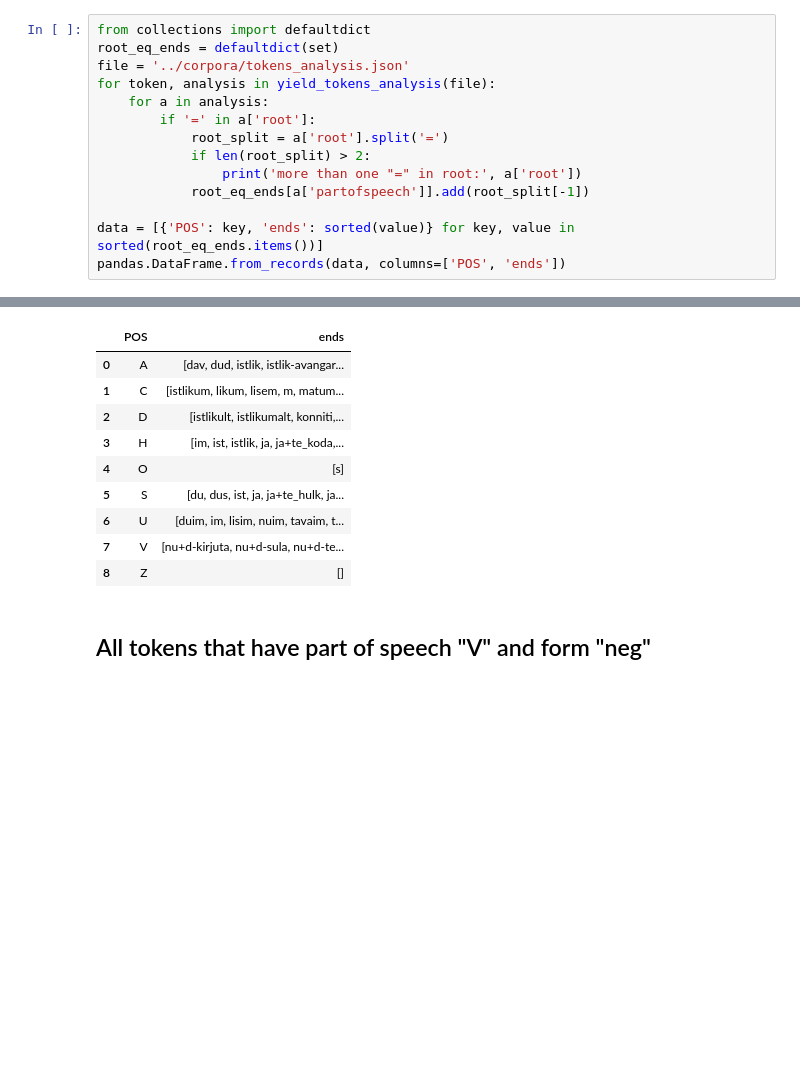
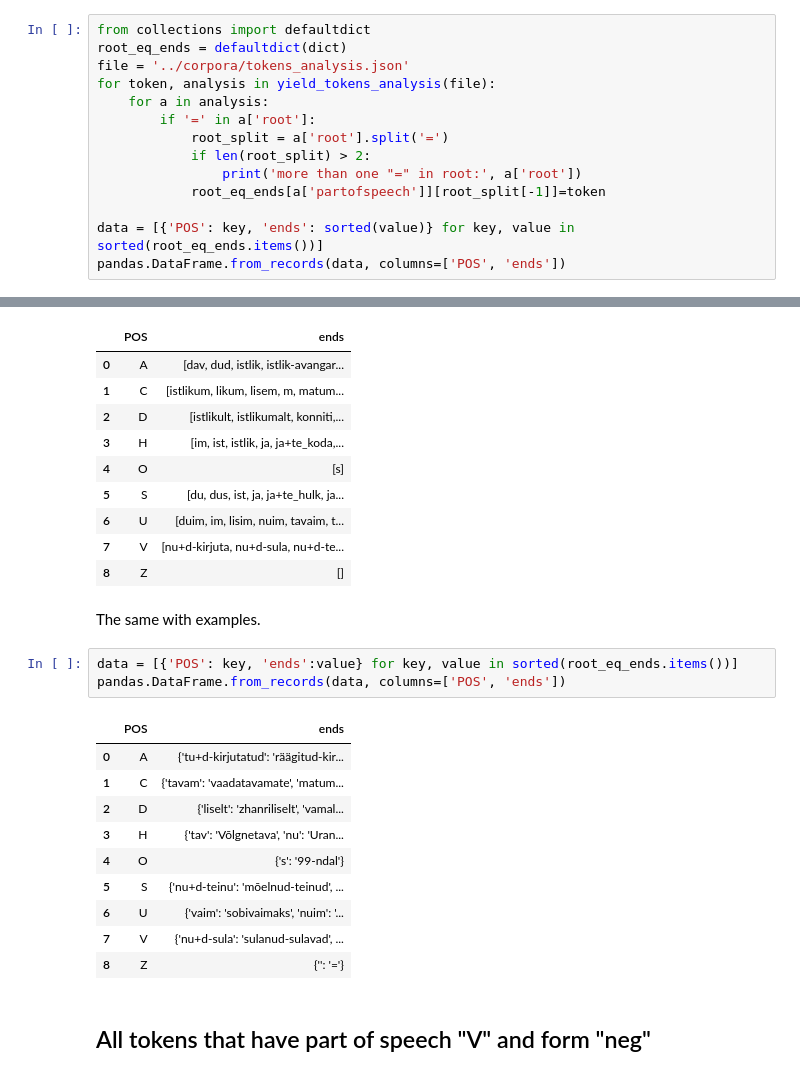
Before and after one commit to estnltk/koondkorpus-experiments, a Jupyter notebook: token_analysis.ipynb, the cells around one changed output, grey strips where cells are left out. Drawn from its saved outputs; the diff is of its cells as text; blank space fills up the shorter version.

Commit message:
everything after '=' with examples

```diff
--- a/token_analysis.ipynb
+++ b/token_analysis.ipynb
@@ -372,7 +372,7 @@ V
 Group the results by part of speech.
 # %%
 from collections import defaultdict
-root_eq_ends = defaultdict(set)
+root_eq_ends = defaultdict(dict)
 file = '../corpora/tokens_analysis.json'
 for token, analysis in yield_tokens_analysis(file):
     for a in analysis:
@@ -380,7 +380,7 @@ for token, analysis in yield_tokens_analysis(file):
             root_split = a['root'].split('=')
             if len(root_split) > 2:
                 print('more than one "=" in root:', a['root'])
-            root_eq_ends[a['partofspeech']].add(root_split[-1])
+            root_eq_ends[a['partofspeech']][root_split[-1]]=token
 
 data = [{'POS': key, 'ends': sorted(value)} for key, value in sorted(root_eq_ends.items())]
 pandas.DataFrame.from_records(data, columns=['POS', 'ends'])
@@ -399,6 +399,22 @@ more than one "=" in root: sorki=mis-nuusuta=mis_meetod
 | 6 | U | [duim, im, lisim, nuim, tavaim, t... |
 | 7 | V | [nu+d-kirjuta, nu+d-sula, nu+d-te... |
 | 8 | Z | [] |
+# %% [markdown]
+The same with examples.
+# %%
+data = [{'POS': key, 'ends':value} for key, value in sorted(root_eq_ends.items())]
+pandas.DataFrame.from_records(data, columns=['POS', 'ends'])
+# %% [output]
+|  | POS | ends |
+| 0 | A | {'tu+d-kirjutatud': 'räägitud-kir... |
+| 1 | C | {'tavam': 'vaadatavamate', 'matum... |
+| 2 | D | {'liselt': 'zhanriliselt', 'vamal... |
+| 3 | H | {'tav': 'Võlgnetava', 'nu': 'Uran... |
+| 4 | O | {'s': '99-ndal'} |
+| 5 | S | {'nu+d-teinu': 'mõelnud-teinud', ... |
+| 6 | U | {'vaim': 'sobivaimaks', 'nuim': '... |
+| 7 | V | {'nu+d-sula': 'sulanud-sulavad', ... |
+| 8 | Z | {'': '='} |
 # %% [markdown]
 ## All tokens that have part of speech "V" and form "neg"
 # %%
```
Also changed, not shown: parts of 4 cells of this notebook.
